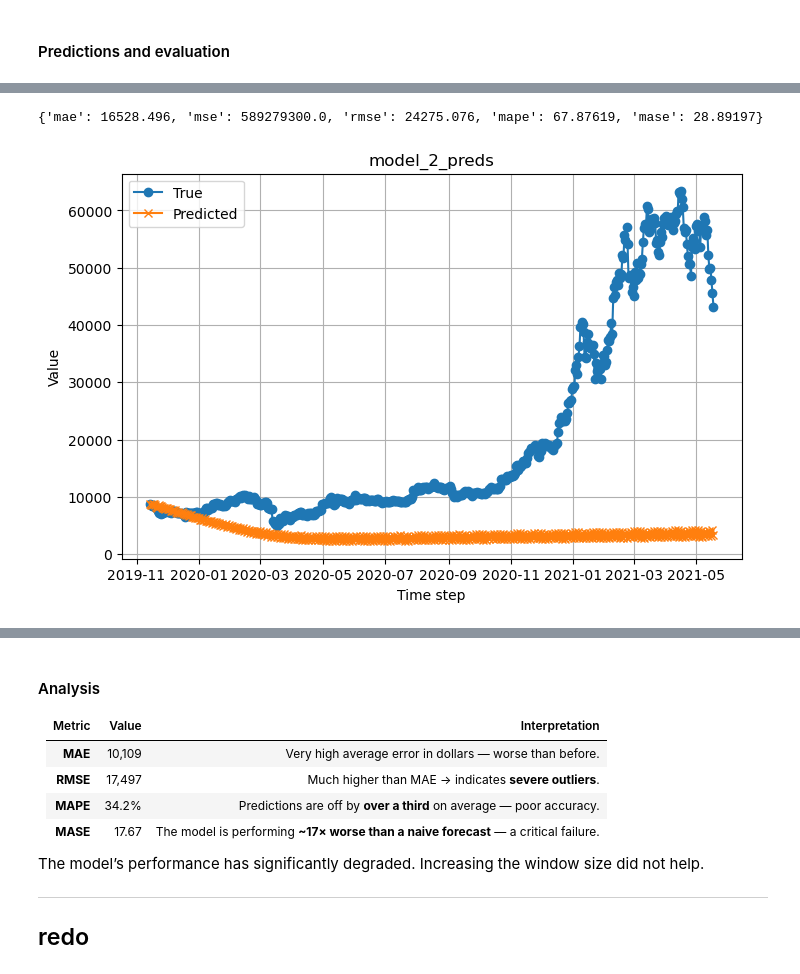
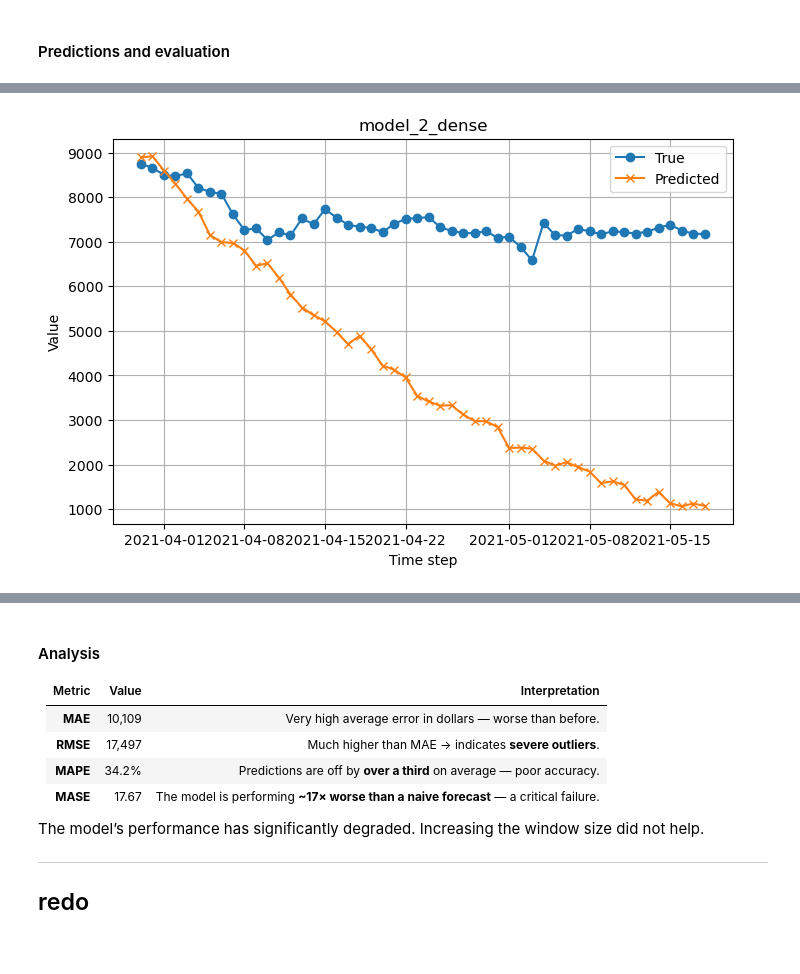
Before and after one commit to MNGARCIA085/Time-Series-with-Deep-Leaning, a Jupyter notebook: Bitcoin Price Prediction/Bitcoin Price Prediction.ipynb, the cells around one changed output, grey strips where cells are left out. Drawn from its saved outputs; the diff is of its cells as text; code cells hidden in the pictures.

```diff
--- a/Bitcoin Price Prediction/Bitcoin Price Prediction.ipynb
+++ b/Bitcoin Price Prediction/Bitcoin Price Prediction.ipynb
@@ -877,5 +810,4 @@ pred_eval(model_2, test_windows_2[0], test_labels_2, X_test, 30, 50)
-# %%
-pred_eval(model_2, test_windows_2[0], test_labels_2, X_test, 30, len(test_labels))
-# %% [output]
-{'mae': 16528.496, 'mse': 589279300.0, 'rmse': 24275.076, 'mape': 67.87619, 'mase': 28.89197}
-[figure, removed]
+# %%
+forecast_2, results_2 = pred_eval(model_2, test_windows_2[0], test_labels_2, X_test, WINDOW_SIZE)
+# %% [output]
+[figure, added]
```
Also changed, not shown: parts of 104 cells of this notebook, 22 other files.
